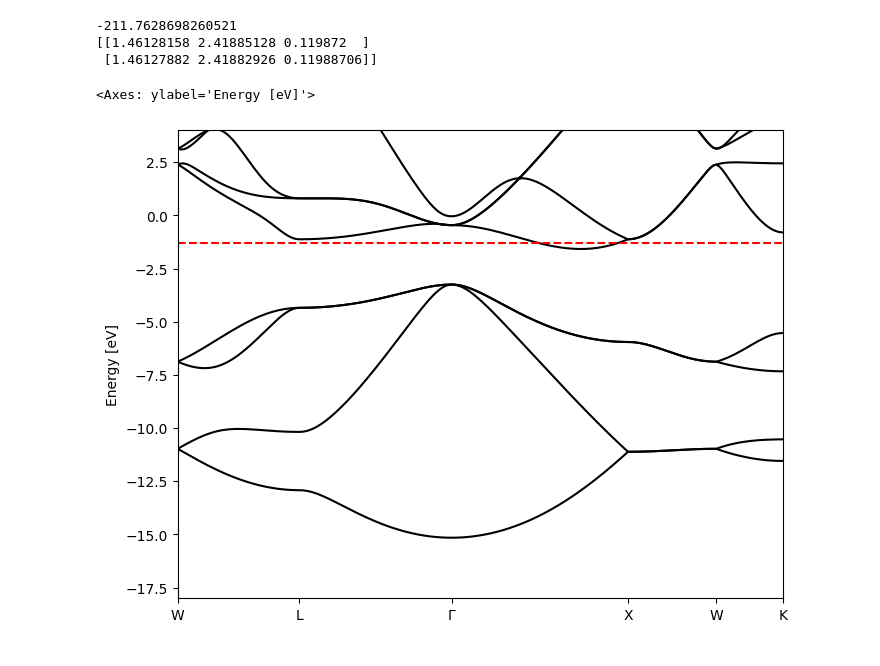
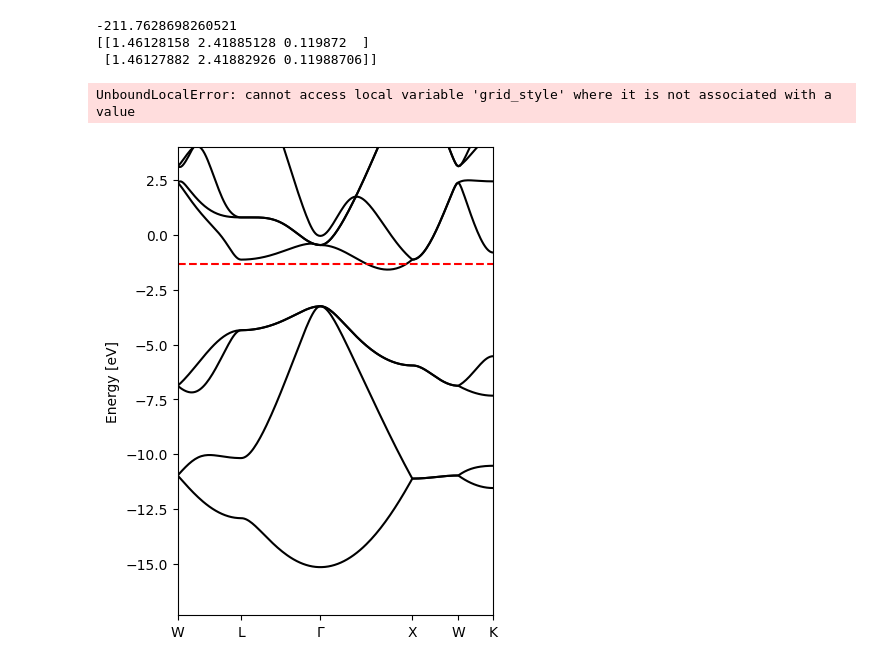
Before and after one commit to fireball-QMD/fireballpy, a Jupyter notebook: examples/Si_bands.ipynb, the cells around one changed output. Drawn from its saved outputs; the diff is of its cells as text; code cells hidden in the pictures.

Commit message:
plot bands

```diff
--- a/examples/Si_bands.ipynb
+++ b/examples/Si_bands.ipynb
@@ -24,7 +24,7 @@ print(atoms.calc.results['shell_charges'])
 from fireballpy.bands import BandPath
 bp = BandPath(atoms=atoms, path='WLGXWK', npoints=200)
 # %%
-bp.plot(emin=-18, emax=4)
+bp.plot(show_grid=True,figsize = (4, 5),emax=4)
 # %% [output]
-<Axes: ylabel='Energy [eV]'>
+UnboundLocalError: cannot access local variable 'grid_style' where it is not associated with a value
-[figure, old version]
+[figure, new version]
```
Also changed, not shown: 1 other file.
